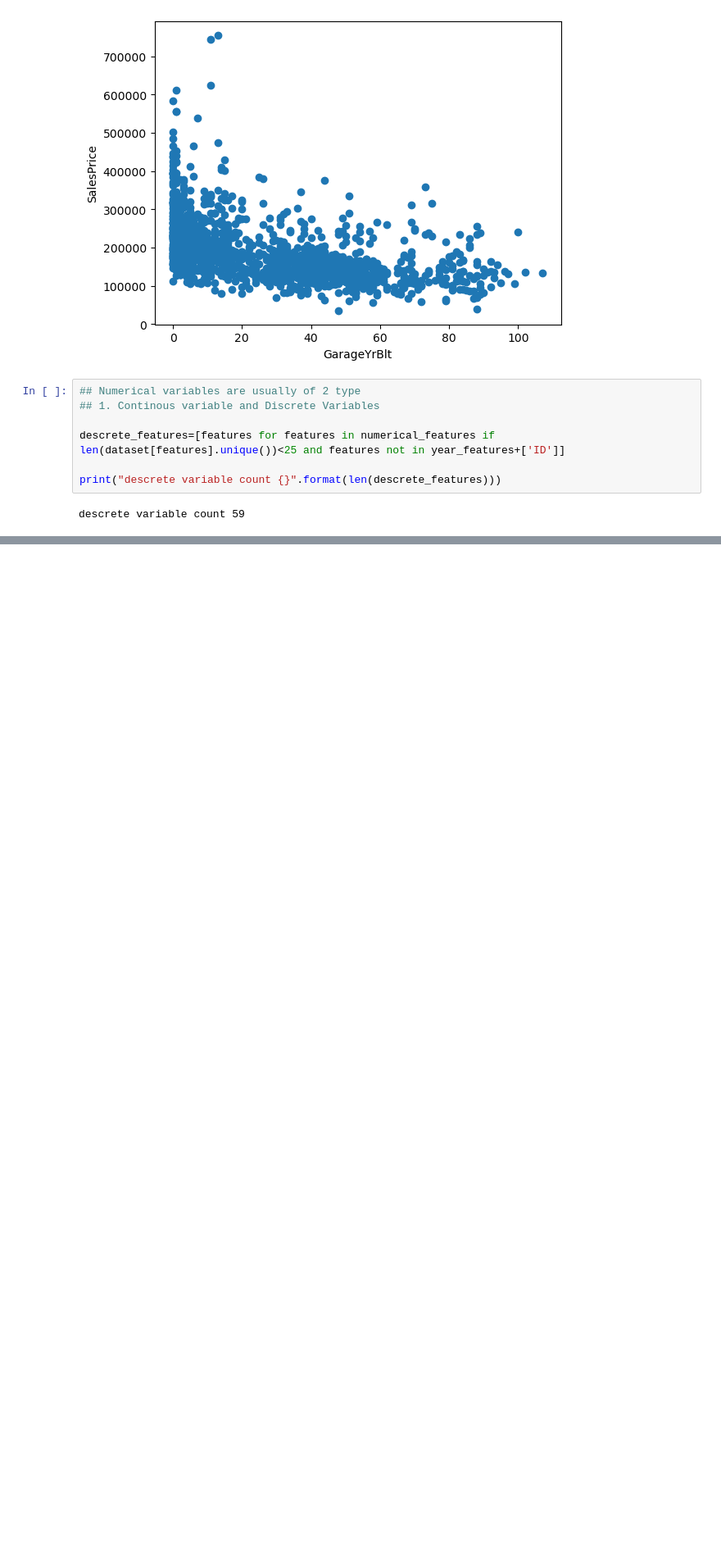
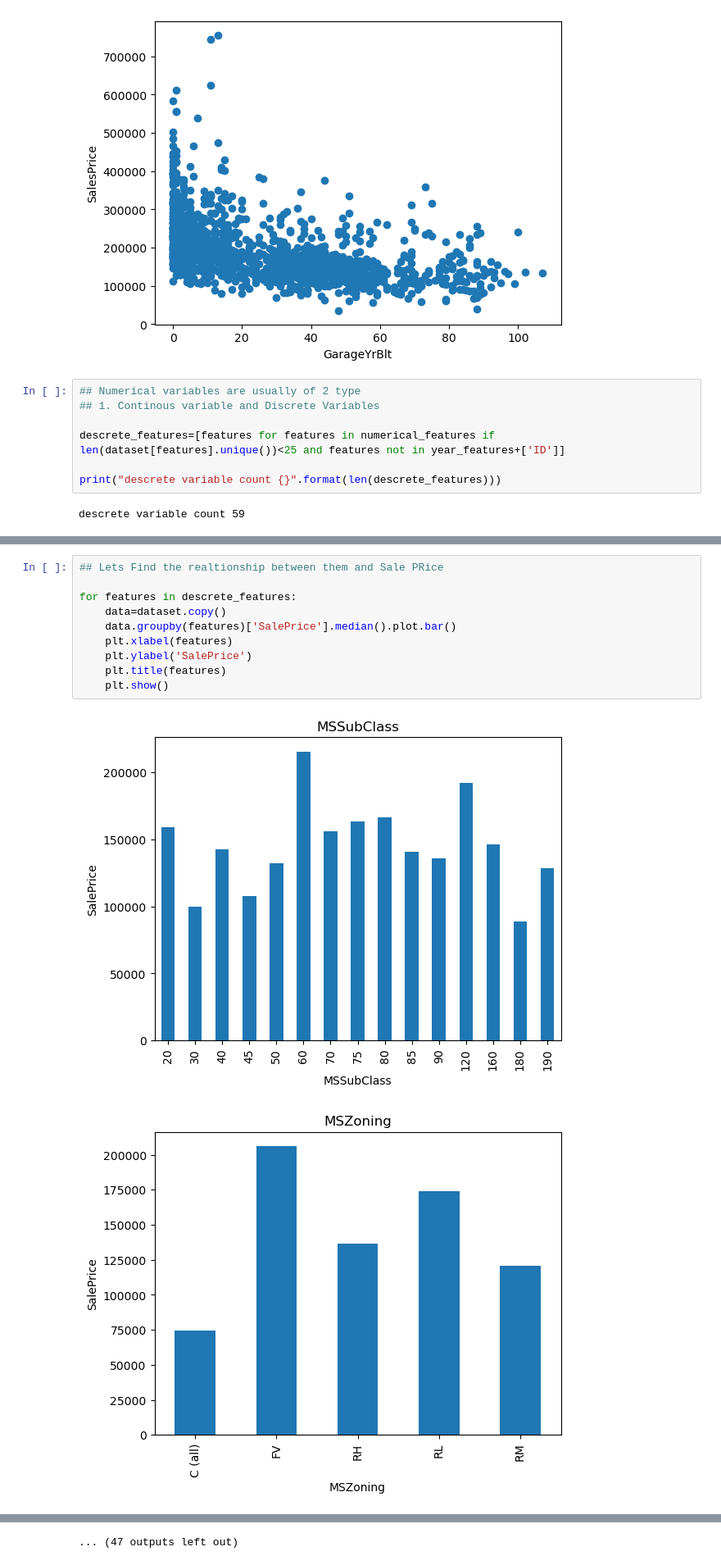
Before and after one commit to Muhammed-Fais/Advance-House-Price-Prediction, a Jupyter notebook: Advance House Price Prediction.ipynb, the cells around one changed output, grey strips where cells are left out. Shown at 82% size. Drawn from its saved outputs; the diff is of its cells as text; blank space fills up the shorter version.

Commit message:
relationship b/w sale price and descrete variables

```diff
--- a/Advance House Price Prediction.ipynb
+++ b/Advance House Price Prediction.ipynb
@@ -196,0 +226,13 @@ descrete variable count 59
+# %%
+## Lets Find the realtionship between them and Sale PRice
+
+for features in descrete_features:
+    data=dataset.copy()
+    data.groupby(features)['SalePrice'].median().plot.bar()
+    plt.xlabel(features)
+    plt.ylabel('SalePrice')
+    plt.title(features)
+    plt.show()
+# %% [output]
+[figure, added]
+[figure, added]
@@ -196,0 +249 @@ descrete variable count 59
+... (47 outputs left out)
```
Also changed, not shown: parts of 4 cells of this notebook.
